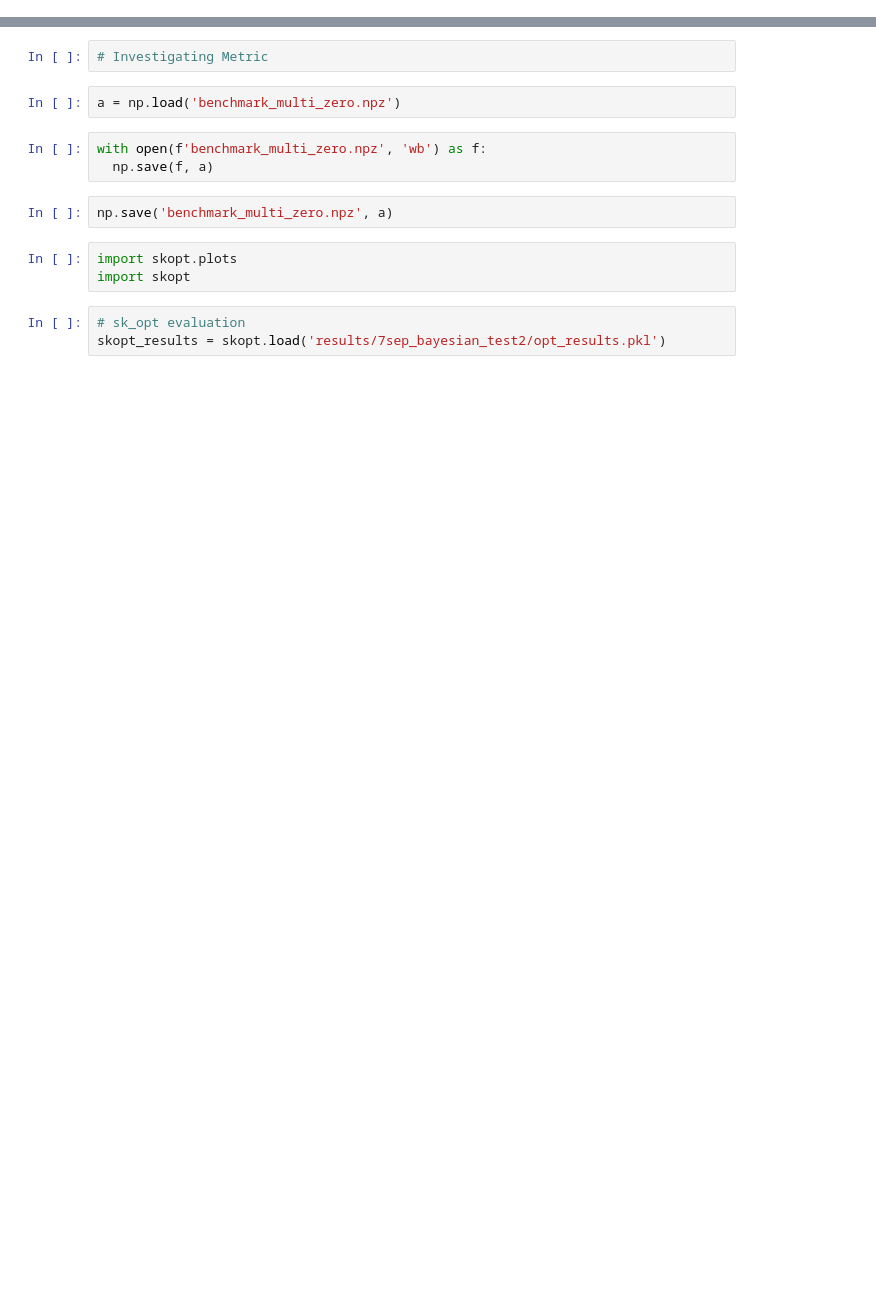
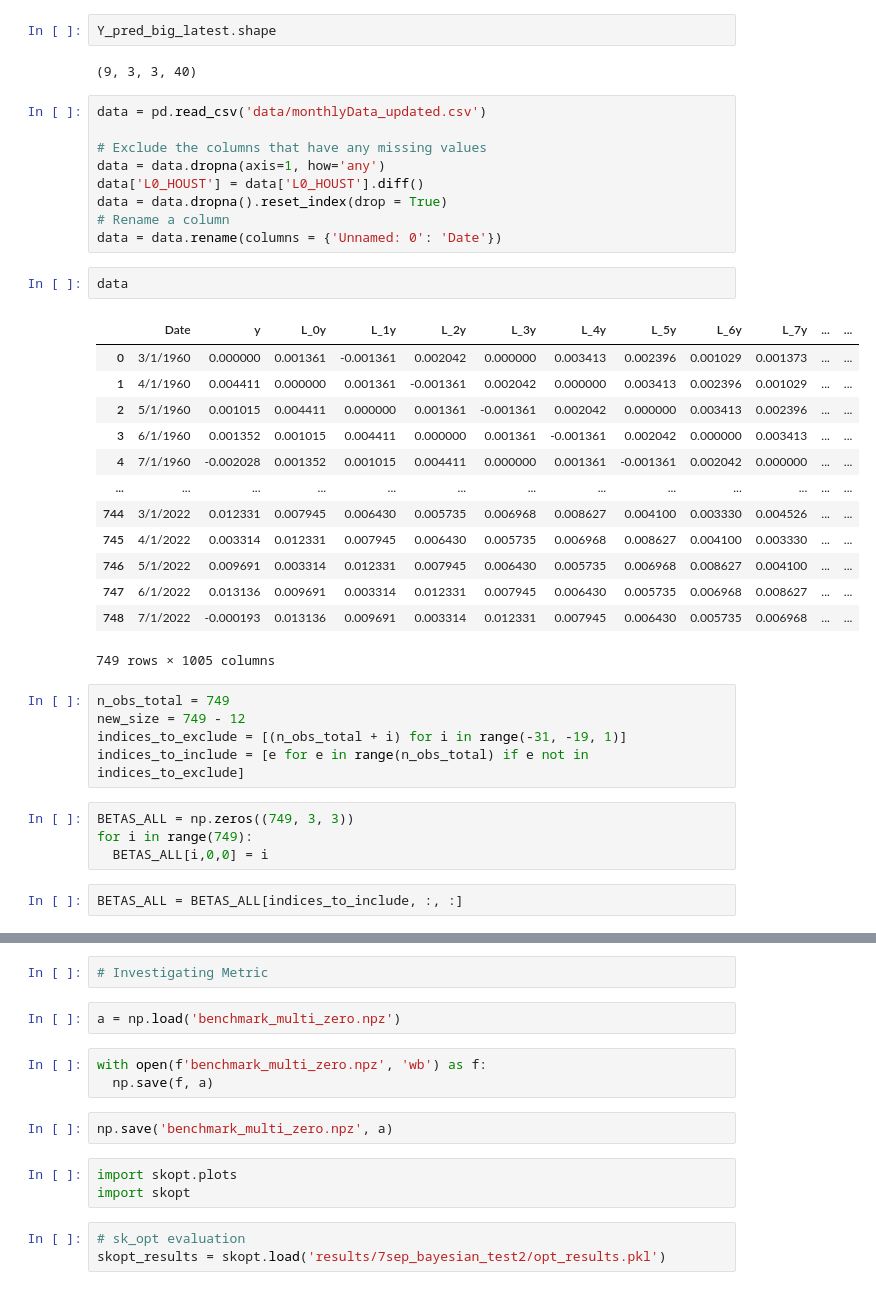
Before and after one commit to thamsuppp/EconDL, a Jupyter notebook: investigation.ipynb, the cells around one changed output, grey strips where cells are left out. Drawn from its saved outputs; the diff is of its cells as text; blank space fills up the shorter version.

```diff
--- a/investigation.ipynb
+++ b/investigation.ipynb
@@ -16,0 +32,40 @@ chart_studio.tools.set_credentials_file(username='thamsuppp', api_key = plotly_a
+# %%
+Y_pred_big_latest.shape
+# %% [output]
+(9, 3, 3, 40)
+# %%
+data = pd.read_csv('data/monthlyData_updated.csv')
+
+# Exclude the columns that have any missing values
+data = data.dropna(axis=1, how='any')
+data['L0_HOUST'] = data['L0_HOUST'].diff()
+data = data.dropna().reset_index(drop = True)
+# Rename a column
+data = data.rename(columns = {'Unnamed: 0': 'Date'})
+# %%
+data
+# %% [output]
+|  | Date | y | L_0y | L_1y | L_2y | L_3y | L_4y | L_5y | L_6y | L_7y | ... | ... |
+| 0 | 3/1/1960 | 0.000000 | 0.001361 | -0.001361 | 0.002042 | 0.000000 | 0.003413 | 0.002396 | 0.001029 | 0.001373 | ... | ... |
+| 1 | 4/1/1960 | 0.004411 | 0.000000 | 0.001361 | -0.001361 | 0.002042 | 0.000000 | 0.003413 | 0.002396 | 0.001029 | ... | ... |
+| 2 | 5/1/1960 | 0.001015 | 0.004411 | 0.000000 | 0.001361 | -0.001361 | 0.002042 | 0.000000 | 0.003413 | 0.002396 | ... | ... |
+| 3 | 6/1/1960 | 0.001352 | 0.001015 | 0.004411 | 0.000000 | 0.001361 | -0.001361 | 0.002042 | 0.000000 | 0.003413 | ... | ... |
+| 4 | 7/1/1960 | -0.002028 | 0.001352 | 0.001015 | 0.004411 | 0.000000 | 0.001361 | -0.001361 | 0.002042 | 0.000000 | ... | ... |
+| ... | ... | ... | ... | ... | ... | ... | ... | ... | ... | ... | ... | ... |
+| 744 | 3/1/2022 | 0.012331 | 0.007945 | 0.006430 | 0.005735 | 0.006968 | 0.008627 | 0.004100 | 0.003330 | 0.004526 | ... | ... |
+| 745 | 4/1/2022 | 0.003314 | 0.012331 | 0.007945 | 0.006430 | 0.005735 | 0.006968 | 0.008627 | 0.004100 | 0.003330 | ... | ... |
+| 746 | 5/1/2022 | 0.009691 | 0.003314 | 0.012331 | 0.007945 | 0.006430 | 0.005735 | 0.006968 | 0.008627 | 0.004100 | ... | ... |
+| 747 | 6/1/2022 | 0.013136 | 0.009691 | 0.003314 | 0.012331 | 0.007945 | 0.006430 | 0.005735 | 0.006968 | 0.008627 | ... | ... |
+| 748 | 7/1/2022 | -0.000193 | 0.013136 | 0.009691 | 0.003314 | 0.012331 | 0.007945 | 0.006430 | 0.005735 | 0.006968 | ... | ... |
+749 rows × 1005 columns
+# %%
+n_obs_total = 749
+new_size = 749 - 12
+indices_to_exclude = [(n_obs_total + i) for i in range(-31, -19, 1)]
+indices_to_include = [e for e in range(n_obs_total) if e not in indices_to_exclude]
+# %%
+BETAS_ALL = np.zeros((749, 3, 3))
+for i in range(749):
+  BETAS_ALL[i,0,0] = i
+# %%
+BETAS_ALL = BETAS_ALL[indices_to_include, :, :]
```
Also changed, not shown: parts of 8 cells of this notebook, 11 other files.
